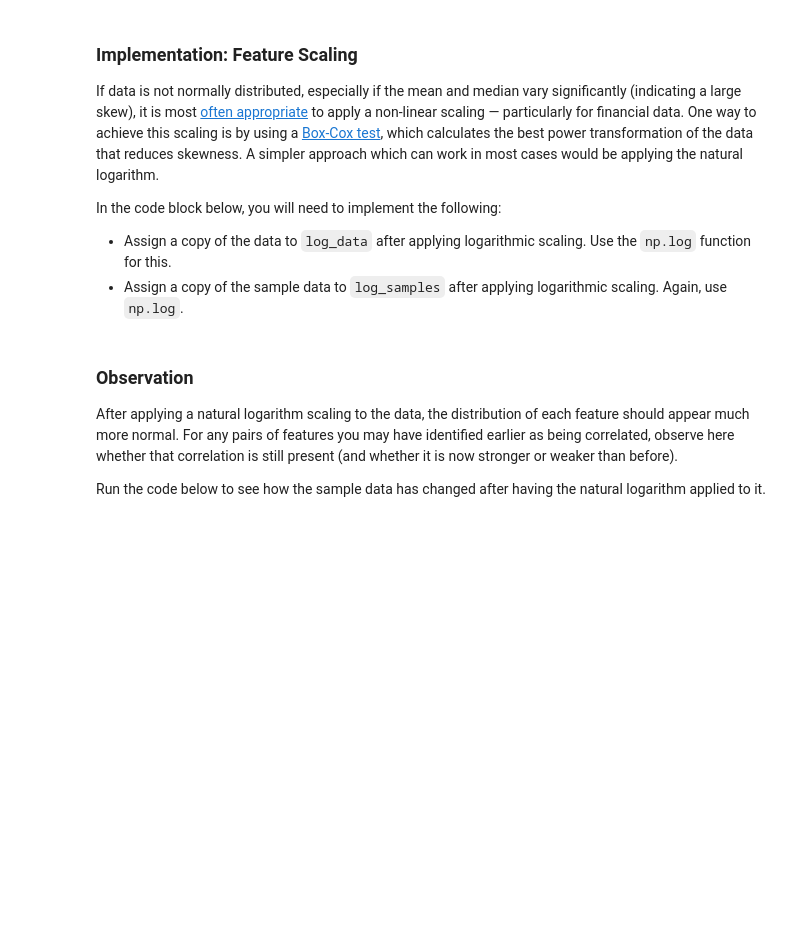
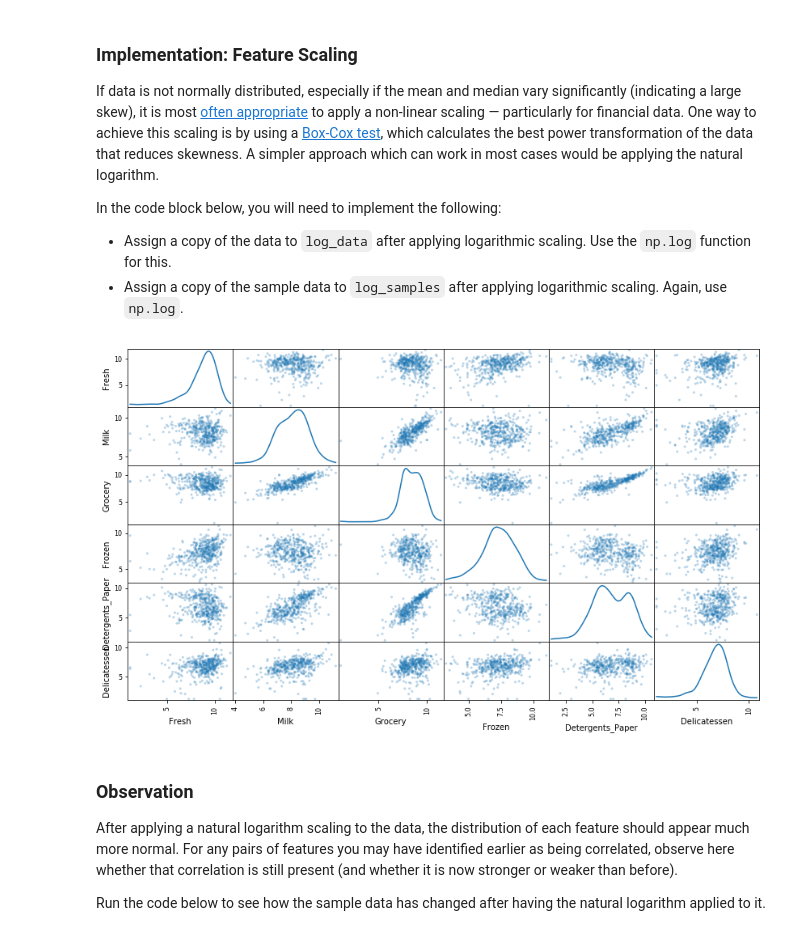
Before and after one commit to moreirab/customer-segments, a Jupyter notebook: customer_segments.ipynb, the cells around one changed output. Saved outputs shown, nothing was run; the diff lists cells and outputs as text; code cells hidden in the pictures; blank space fills up the shorter version.

```diff
--- a/customer_segments.ipynb
+++ b/customer_segments.ipynb
@@ -200,13 +200,15 @@ In the code block below, you will need to implement the following:
  - Assign a copy of the sample data to `log_samples` after applying logarithmic scaling. Again, use `np.log`.
 # %%
 # TODO: Scale the data using the natural logarithm
-log_data = None
+log_data = np.log(data)
 
 # TODO: Scale the sample data using the natural logarithm
-log_samples = None
+log_samples = np.log(samples)
 
 # Produce a scatter matrix for each pair of newly-transformed features
 pd.scatter_matrix(log_data, alpha = 0.3, figsize = (14,8), diagonal = 'kde');
+# %% [output]
+[figure, added]
 # %% [markdown]
 ### Observation
 After applying a natural logarithm scaling to the data, the distribution of each feature should appear much more normal. For any pairs of features you may have identified earlier as being correlated, observe here whether that correlation is still present (and whether it is now stronger or weaker than before).
```
